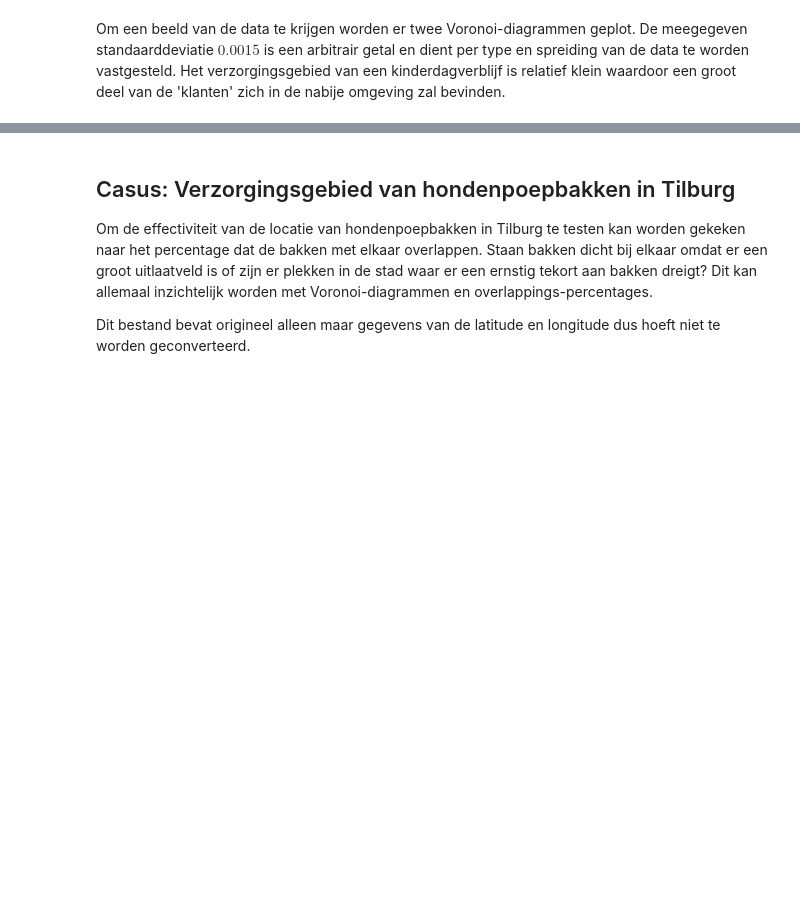
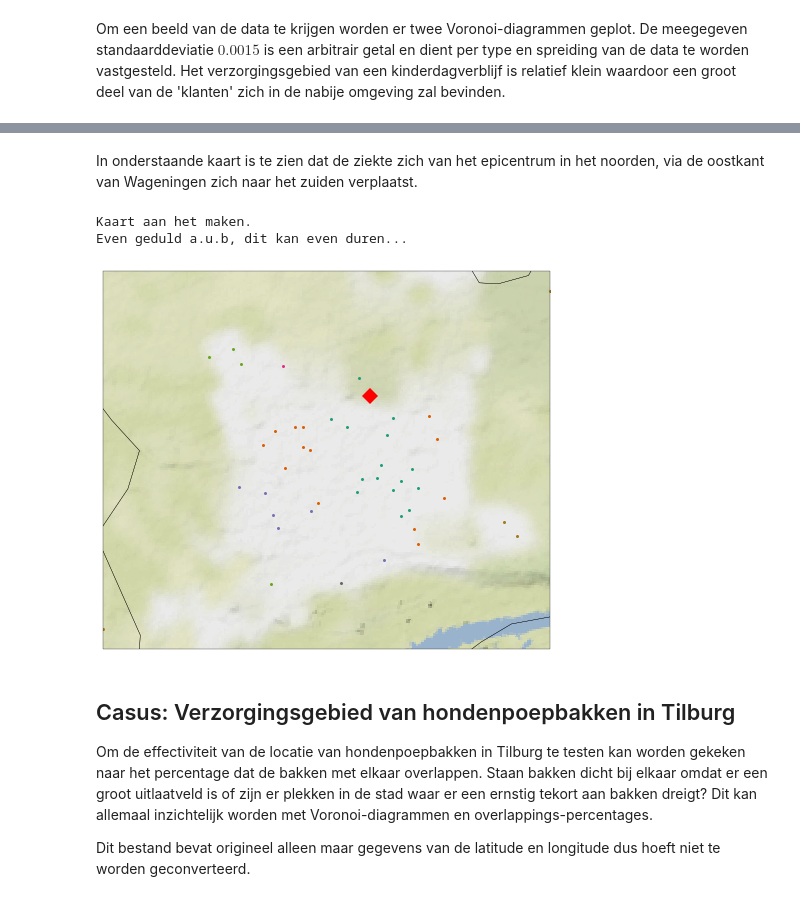
Before and after one commit to Denbergvanthijs/IPASS, a Jupyter notebook: app.ipynb, the cells around one changed output, grey strips where cells are left out. Drawn from its saved outputs; the diff is of its cells as text; code cells hidden in the pictures; blank space fills up the shorter version.

```diff
--- a/app.ipynb
+++ b/app.ipynb
@@ -196,3 +198,12 @@ Even geduld a.u.b, dit kan even duren...
+# %% [markdown]
+In onderstaande kaart is te zien dat de ziekte zich van het epicentrum in het noorden, via de oostkant van Wageningen zich naar het zuiden verplaatst.
+# %%
+# convert.straat2coord('data/input/dataKDV.csv', 'Wageningen', 'opvanglocatie_woonplaats', 'opvanglocatie_adres')  # CSV-bestand maken
+plot.kaart("data/output/geo_dataKDV.csv", punten, inputVector.T, 60, sigma=0.0015, terrein=True)
+# %% [output]
+Kaart aan het maken.
+Even geduld a.u.b, dit kan even duren...
+[figure, added]
 # %% [markdown]
 ## Casus: Verzorgingsgebied van hondenpoepbakken in Tilburg
 Om de effectiviteit van de locatie van hondenpoepbakken in Tilburg te testen kan worden gekeken naar het percentage dat de bakken met elkaar overlappen. Staan bakken dicht bij elkaar omdat er een groot uitlaatveld is of zijn er plekken in de stad waar er een ernstig tekort aan bakken dreigt? Dit kan allemaal inzichtelijk worden met Voronoi-diagrammen en overlappings-percentages.
```
Also changed, not shown: parts of 26 cells of this notebook, 25 other files.
